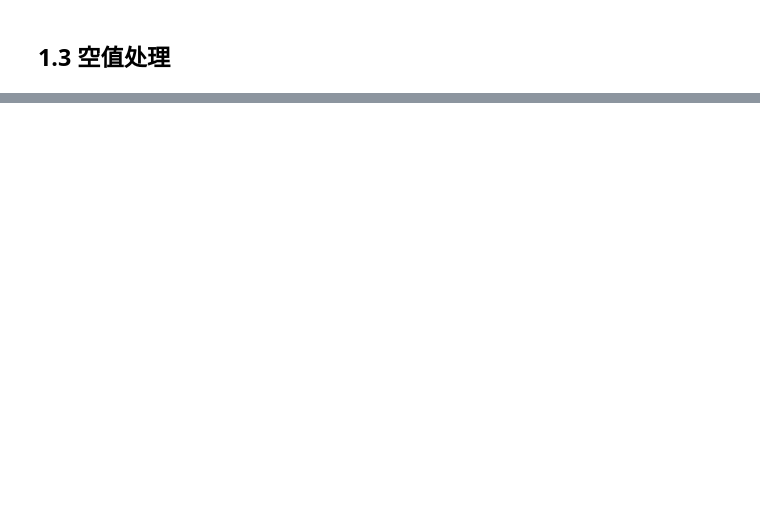
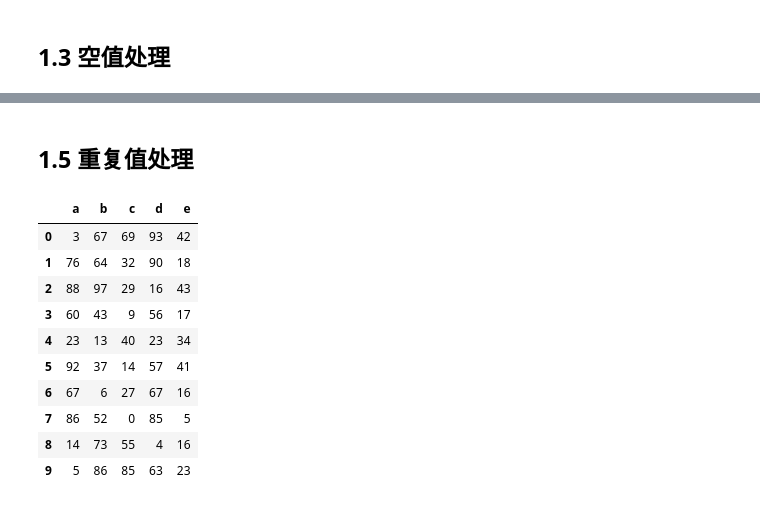
Before and after one commit to Leecoin49/StudyNote, a Jupyter notebook: LLM/AILLM_Luffy/1.Python/第20章Pandas/2.pandas数据处理.ipynb, the cells around one changed output, grey strips where cells are left out. Drawn from its saved outputs; the diff is of its cells as text; code cells hidden in the pictures; blank space fills up the shorter version.

```diff
--- a/LLM/AILLM_Luffy/1.Python/第20章Pandas/2.pandas数据处理.ipynb
+++ b/LLM/AILLM_Luffy/1.Python/第20章Pandas/2.pandas数据处理.ipynb
@@ -105,0 +728,17 @@ memory usage: 156.4 KB
+# %% [markdown]
+## 1.5 重复值处理
+# %%
+df=pd.DataFrame(data=np.random.randint(0,100, size=(10,5)), columns=list('abcde'))
+df
+# %% [output]
+|  | a | b | c | d | e |
+| 0 | 3 | 67 | 69 | 93 | 42 |
+| 1 | 76 | 64 | 32 | 90 | 18 |
+| 2 | 88 | 97 | 29 | 16 | 43 |
+| 3 | 60 | 43 | 9 | 56 | 17 |
+| 4 | 23 | 13 | 40 | 23 | 34 |
+| 5 | 92 | 37 | 14 | 57 | 41 |
+| 6 | 67 | 6 | 27 | 67 | 16 |
+| 7 | 86 | 52 | 0 | 85 | 5 |
+| 8 | 14 | 73 | 55 | 4 | 16 |
+| 9 | 5 | 86 | 85 | 63 | 23 |
```
Also changed, not shown: parts of 99 cells of this notebook, 1 other file.
